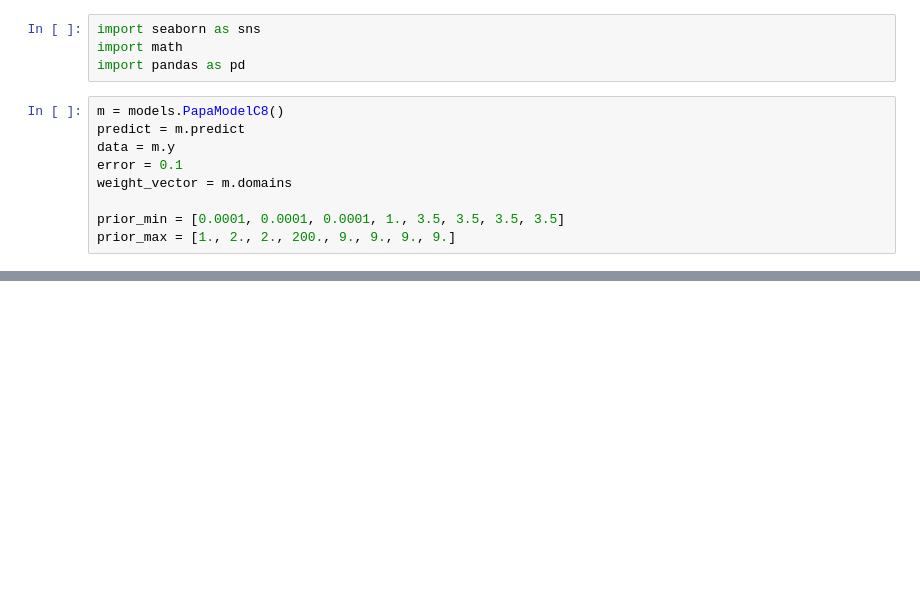
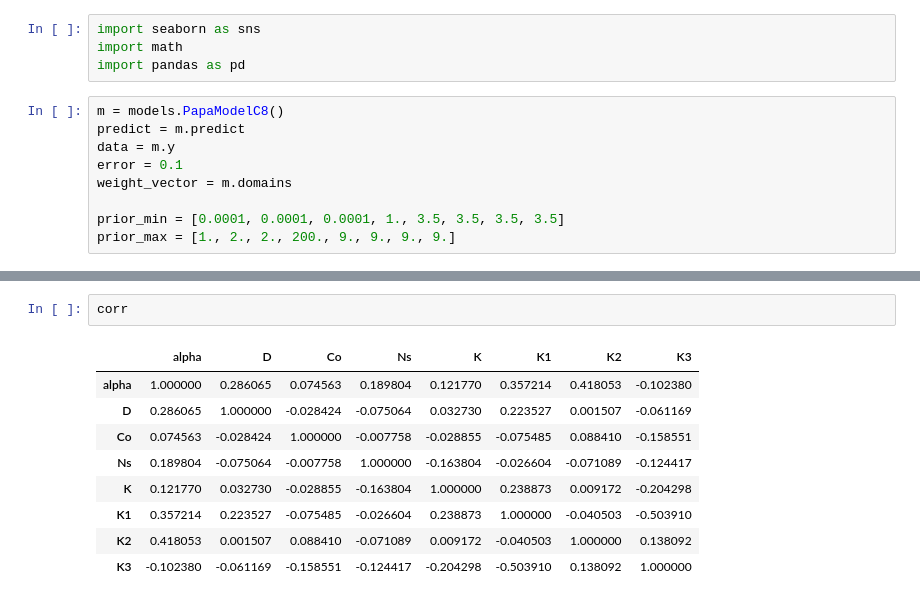
Before and after one commit to asifzubair/BayesianModelSelection, a Jupyter notebook: scripts/identifiability_analysis.ipynb, the cells around one changed output, grey strips where cells are left out. Cells and saved outputs as stored; diff of their text form; blank space fills up the shorter version.

```diff
--- a/scripts/identifiability_analysis.ipynb
+++ b/scripts/identifiability_analysis.ipynb
@@ -77,0 +78,12 @@ sns.heatmap(corr, mask=mask, cmap=cmap, vmax=.3, center=0,
+# %%
+corr
+# %% [output]
+|  | alpha | D | Co | Ns | K | K1 | K2 | K3 |
+| alpha | 1.000000 | 0.286065 | 0.074563 | 0.189804 | 0.121770 | 0.357214 | 0.418053 | -0.102380 |
+| D | 0.286065 | 1.000000 | -0.028424 | -0.075064 | 0.032730 | 0.223527 | 0.001507 | -0.061169 |
+| Co | 0.074563 | -0.028424 | 1.000000 | -0.007758 | -0.028855 | -0.075485 | 0.088410 | -0.158551 |
+| Ns | 0.189804 | -0.075064 | -0.007758 | 1.000000 | -0.163804 | -0.026604 | -0.071089 | -0.124417 |
+| K | 0.121770 | 0.032730 | -0.028855 | -0.163804 | 1.000000 | 0.238873 | 0.009172 | -0.204298 |
+| K1 | 0.357214 | 0.223527 | -0.075485 | -0.026604 | 0.238873 | 1.000000 | -0.040503 | -0.503910 |
+| K2 | 0.418053 | 0.001507 | 0.088410 | -0.071089 | 0.009172 | -0.040503 | 1.000000 | 0.138092 |
+| K3 | -0.102380 | -0.061169 | -0.158551 | -0.124417 | -0.204298 | -0.503910 | 0.138092 | 1.000000 |
```
Also changed, not shown: parts of 5 cells of this notebook.
